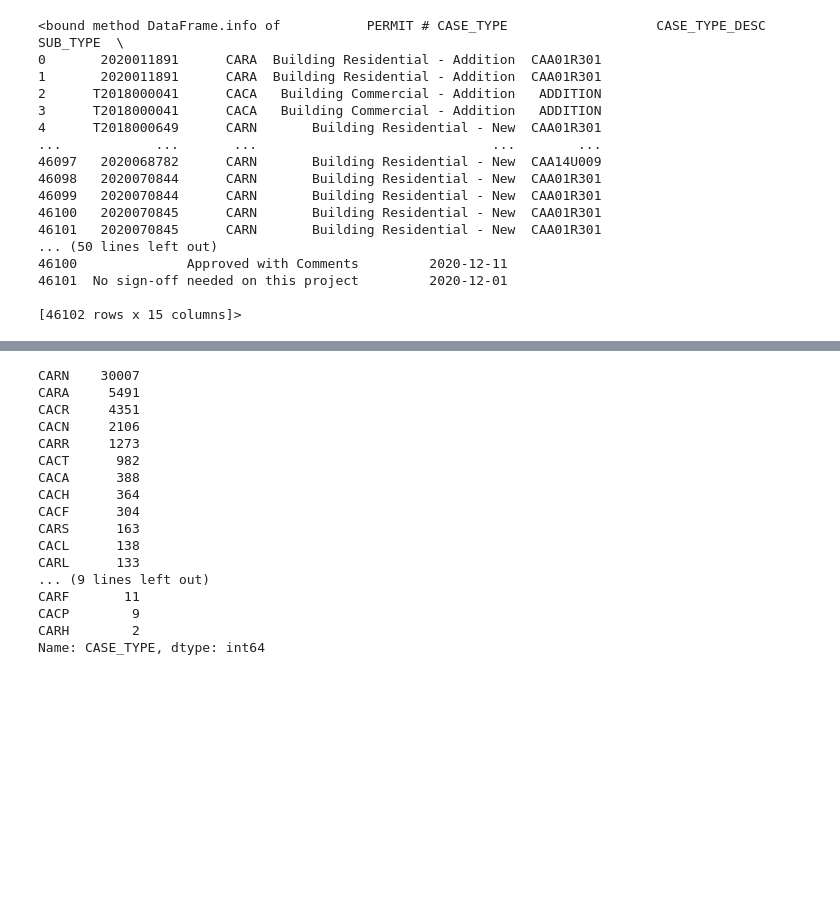
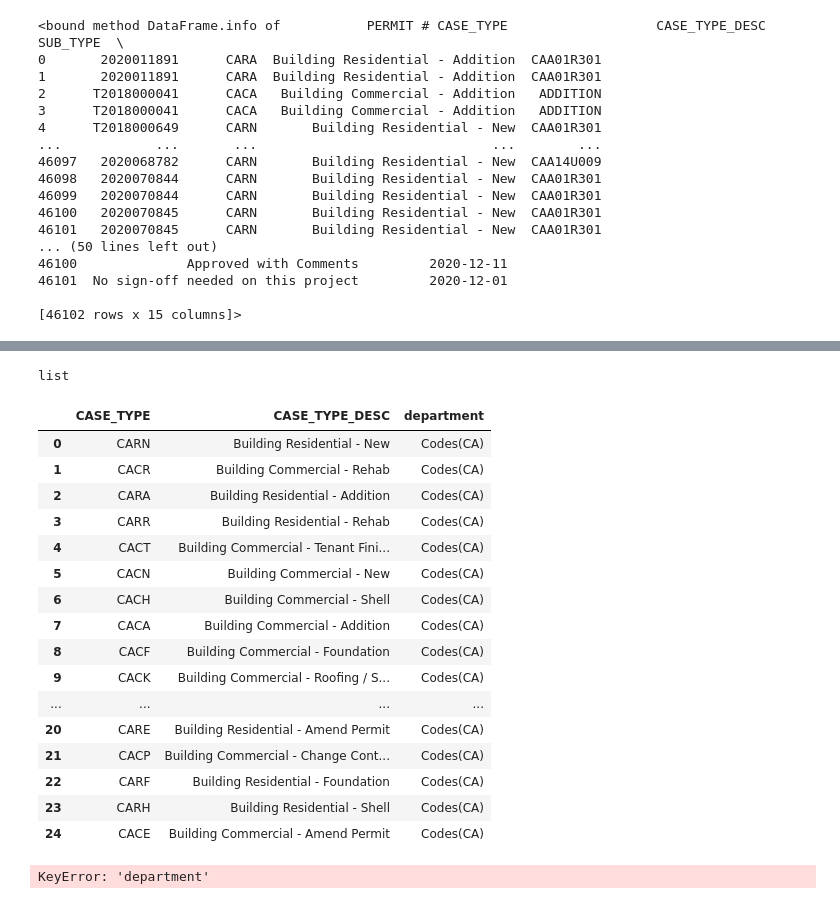
Before and after one commit to SamSitarek/metro_codes_building_permits-the-game-plan, a Jupyter notebook: notebooks/Building_Permits_SW.ipynb, the cells around one changed output, grey strips where cells are left out. Drawn from its saved outputs; the diff is of its cells as text; code cells hidden in the pictures; blank space fills up the shorter version.

```diff
--- a/notebooks/Building_Permits_SW.ipynb
+++ b/notebooks/Building_Permits_SW.ipynb
@@ -30,2 +32,9 @@ yr3 = pd.read_csv('../data/Initiated Building Permits 3yr.csv',
 # %%
-yr3.info()
+ca = ca[~ca['PERMIT #'].astype(str).str.startswith('T', 'D')]
+fr = fr[~fr['PERMIT #'].astype(str).str.startswith('T', 'D')]
+pl = pl[~pl['PERMIT #'].astype(str).str.startswith('T', 'D')]
+pw = pw[~pw['PERMIT #'].astype(str).str.startswith('T', 'D')]
+sw = sw[~sw['PERMIT #'].astype(str).str.startswith('T', 'D')]
+ws = ws[~ws['PERMIT #'].astype(str).str.startswith('T', 'D')]
+u_o = u_o[~u_o['PERMIT #'].astype(str).str.startswith('T', 'D')]
+yr3 = yr3[~yr3['PERMIT #'].astype(str).str.startswith('T', 'D')]
@@ -118,20 +131,43 @@ TypeError: string indices must be integers
+# %%
+type(case_types)
+# %% [output]
+list
+# %%
+department = {'ca': 'Codes(CA)',
+              'fr': 'Fire Marshal (FR)',
+              'pl': 'Planning(PL)',
+              'pw': 'Public Works (PW)',
+              'sw': 'Storm Water (SW)',
+              'ws': 'Water Sewer (WS)'}
+
+df_list=[]
+
+ca_ct = ca[['CASE_TYPE', 'CASE_TYPE_DESC']].copy()
+ca_ct['department'] = department['ca']
+ca_ct_clean= ca_ct.value_counts().reset_index().drop(columns= [0])
+# %%
+ca_ct_clean
+# %% [output]
+|  | CASE_TYPE | CASE_TYPE_DESC | department |
+| 0 | CARN | Building Residential - New | Codes(CA) |
+| 1 | CACR | Building Commercial - Rehab | Codes(CA) |
+| 2 | CARA | Building Residential - Addition | Codes(CA) |
+| 3 | CARR | Building Residential - Rehab | Codes(CA) |
+| 4 | CACT | Building Commercial - Tenant Fini... | Codes(CA) |
+| 5 | CACN | Building Commercial - New | Codes(CA) |
+| 6 | CACH | Building Commercial - Shell | Codes(CA) |
+| 7 | CACA | Building Commercial - Addition | Codes(CA) |
+| 8 | CACF | Building Commercial - Foundation | Codes(CA) |
+| 9 | CACK | Building Commercial - Roofing / S... | Codes(CA) |
+| ... | ... | ... | ... |
+| 20 | CARE | Building Residential - Amend Permit | Codes(CA) |
+| 21 | CACP | Building Commercial - Change Cont... | Codes(CA) |
+| 22 | CARF | Building Residential - Foundation | Codes(CA) |
+| 23 | CARH | Building Residential - Shell | Codes(CA) |
+| 24 | CACE | Building Commercial - Amend Permit | Codes(CA) |
+# %%
+print (ca_ct_clean['CASE_TYPE']['department']['CASE_TYPE_DESC'])
+# %% [output]
+KeyError: 'department'
 # %%
 sw['CASE_TYPE'].value_counts()
-# %% [output]
-CARN    30007
-CARA     5491
-CACR     4351
-CACN     2106
-CARR     1273
-CACT      982
-CACA      388
-CACH      364
-CACF      304
-CARS      163
-CACL      138
-CARL      133
-... (9 lines left out)
-CARF       11
-CACP        9
-CARH        2
-Name: CASE_TYPE, dtype: int64
```
Also changed, not shown: parts of 17 cells of this notebook.
